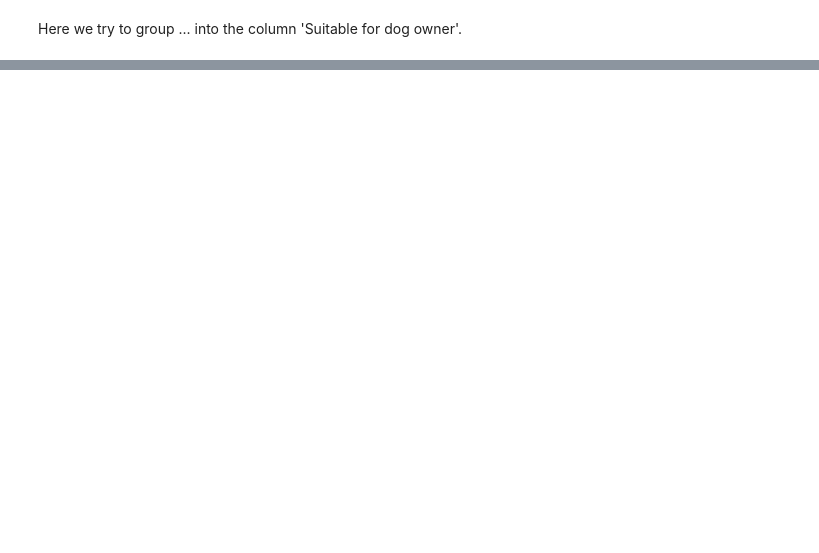
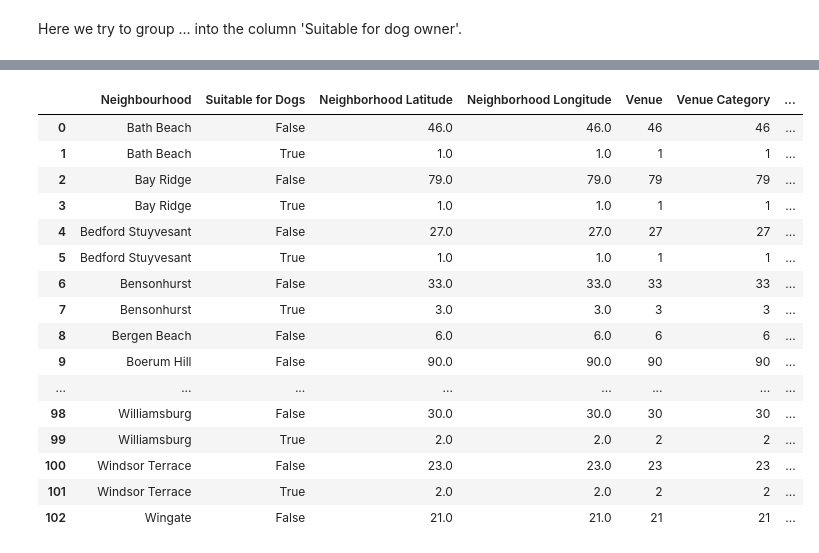
Before and after one commit to ngmanhin/Coursera_Capstone, a Jupyter notebook: Capstone Project - The Battle of Neighborhoods.ipynb, the cells around one changed output, grey strips where cells are left out. Drawn from its saved outputs; the diff is of its cells as text; code cells hidden in the pictures; blank space fills up the shorter version.

```diff
--- a/Capstone Project - The Battle of Neighborhoods.ipynb
+++ b/Capstone Project - The Battle of Neighborhoods.ipynb
@@ -307,2 +279,5 @@ We are going to use the following venue categories as places which are suitable
+# %%
+#Due to the venue category also has value equal to neighborhood, I will rename column 'neighborhood' as 'neighbourhood' with a 'u'
+brooklyn_venues.rename(columns={'Neighborhood': 'Neighbourhood'}, inplace=True)
 # %% [markdown]
 Here we try to group ... into the column 'Suitable for dog owner'.
@@ -382,0 +284,3 @@ Here we try to group ... into the column 'Suitable for dog owner'.
+# %%
+brooklyn_for_dog_owners = brooklyn_venues.copy(deep=True)
+brooklyn_for_dog_owners.head()
@@ -382,0 +294,3 @@ Here we try to group ... into the column 'Suitable for dog owner'.
+# %%
+brooklyn_for_dog_owners['Suitable for Dogs'] = brooklyn_for_dog_owners['Venue Category'].isin(['Dog Run', 'Park', 'Pet Café', 'Pet Service', 'Pet Store', 'Waterfront', 'Trail'])
+brooklyn_for_dog_owners[(brooklyn_for_dog_owners['Suitable for Dogs'] == True)]
@@ -382,0 +340,5 @@ Here we try to group ... into the column 'Suitable for dog owner'.
+# %%
+table = pd.pivot_table(brooklyn_for_dog_owners, index=['Neighbourhood','Suitable for Dogs'], aggfunc=np.size, )
+table['% of Total'] = (table.Venue / table.Venue.sum() * 100).astype(str) + '%'
+table['% of Neighbourhood'] = (table.Venue / table.groupby(level=0).Venue.transform(sum) * 100).astype(str) + '%'
+table
@@ -382,0 +364,21 @@ Here we try to group ... into the column 'Suitable for dog owner'.
+# %%
+table = table.reset_index()
+table
+# %% [output]
+|  | Neighbourhood | Suitable for Dogs | Neighborhood Latitude | Neighborhood Longitude | Venue | Venue Category | ... |
+| 0 | Bath Beach | False | 46.0 | 46.0 | 46 | 46 | ... |
+| 1 | Bath Beach | True | 1.0 | 1.0 | 1 | 1 | ... |
+| 2 | Bay Ridge | False | 79.0 | 79.0 | 79 | 79 | ... |
+| 3 | Bay Ridge | True | 1.0 | 1.0 | 1 | 1 | ... |
+| 4 | Bedford Stuyvesant | False | 27.0 | 27.0 | 27 | 27 | ... |
+| 5 | Bedford Stuyvesant | True | 1.0 | 1.0 | 1 | 1 | ... |
+| 6 | Bensonhurst | False | 33.0 | 33.0 | 33 | 33 | ... |
+| 7 | Bensonhurst | True | 3.0 | 3.0 | 3 | 3 | ... |
+| 8 | Bergen Beach | False | 6.0 | 6.0 | 6 | 6 | ... |
+| 9 | Boerum Hill | False | 90.0 | 90.0 | 90 | 90 | ... |
+| ... | ... | ... | ... | ... | ... | ... | ... |
+| 98 | Williamsburg | False | 30.0 | 30.0 | 30 | 30 | ... |
+| 99 | Williamsburg | True | 2.0 | 2.0 | 2 | 2 | ... |
+| 100 | Windsor Terrace | False | 23.0 | 23.0 | 23 | 23 | ... |
+| 101 | Windsor Terrace | True | 2.0 | 2.0 | 2 | 2 | ... |
+| 102 | Wingate | False | 21.0 | 21.0 | 21 | 21 | ... |
```
Also changed, not shown: parts of 35 cells of this notebook.
